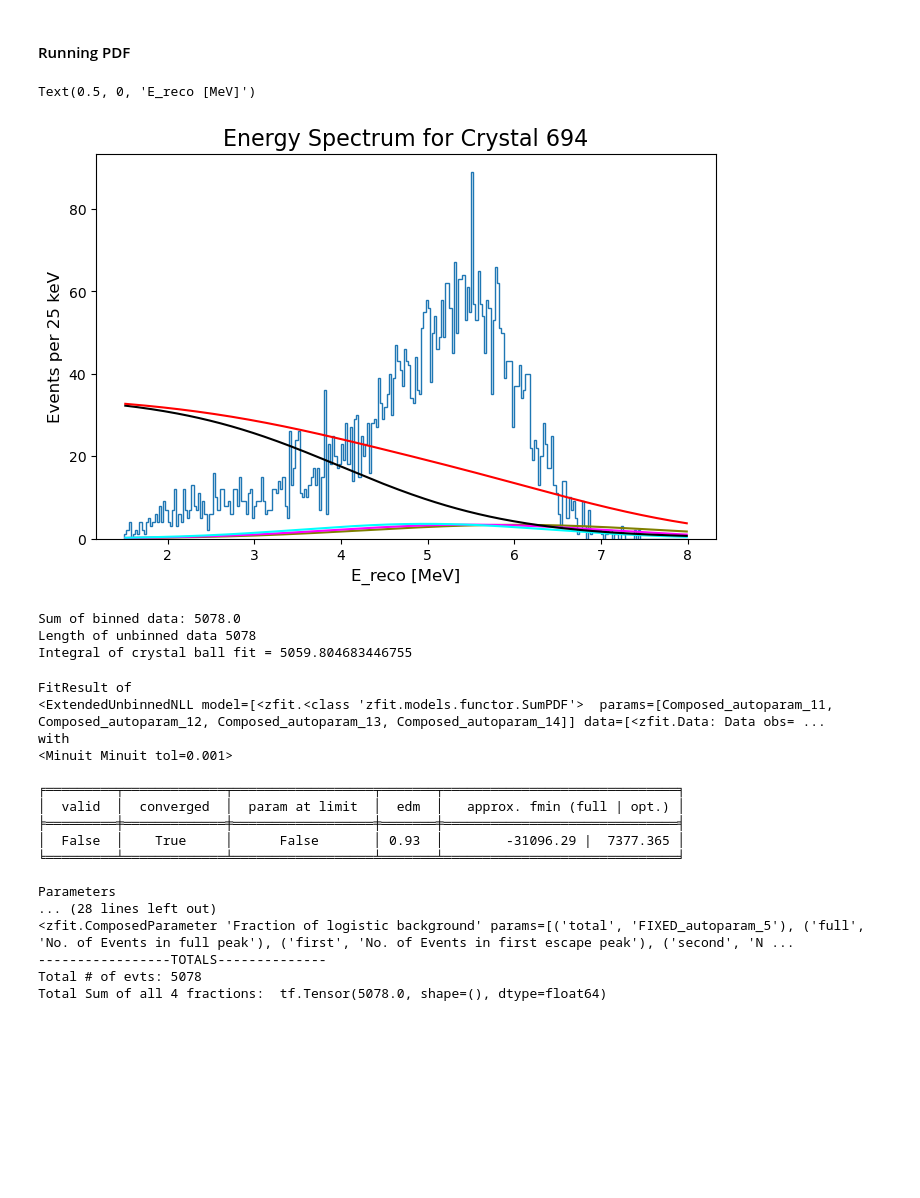
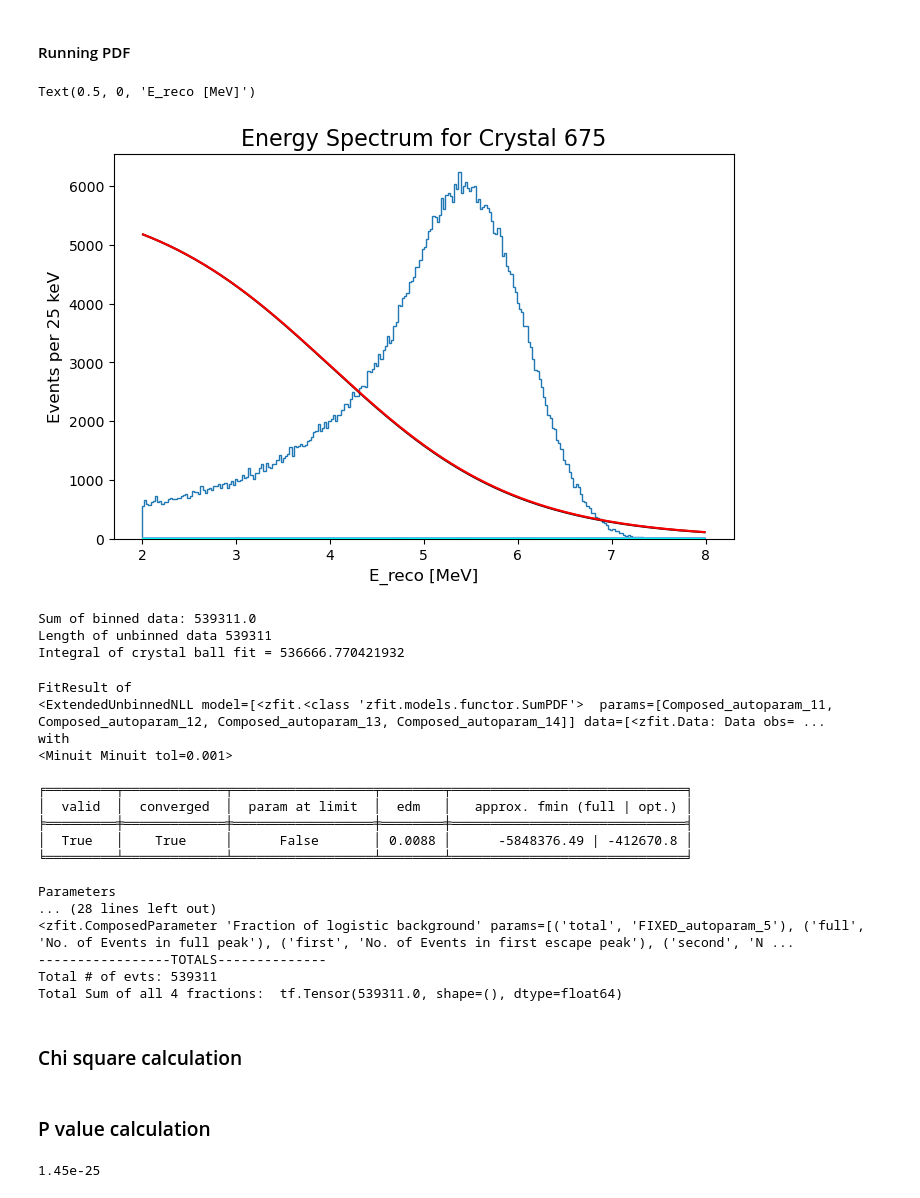
Before and after one commit to sophiemiddleton/SourceFitting, a Jupyter notebook: PythonFitting/TTree_zfit.ipynb, the cells around one changed output. Drawn from its saved outputs; the diff is of its cells as text; code cells hidden in the pictures; blank space fills up the shorter version.

```diff
--- a/PythonFitting/TTree_zfit.ipynb
+++ b/PythonFitting/TTree_zfit.ipynb
@@ -10,5 +11,5 @@ import math
 # %%
-#data867 = zfit.Data.from_root("mu2e_caloSimu_crySpec867_TTREE.root", "specTree", ["spec", "ratio", "ntrig", "stim", "time", "tErg"]) #importing data from root file
-data = zfit.Data.from_root("mu2e_caloSimu_crySpec694_TTREE.root", "specTree", ["spec", "ratio", "ntrig", "stim", "time", "tErg"]) #importing data from root file
-cryspec = zfit.Space(['x'], limits=(1.5,8)) #observable range:: 1.5 limit is placed in fcl file
+data = zfit.Data.from_root("mu2e_caloSimu_crySpec674_HS.root", "specTree", ["spec", "ratio", "ntrig", "stim", "time", "tErg"]) #importing data from root file
+cryspec = zfit.Space(['x'], limits=(2,8)) #observable range:: 1.5 limit is placed in fcl file
 energy_unbinned = zfit.Data(data["spec"],obs=cryspec) #zfit.Data is used for unbinned data, obs has to be specified
+print((energy_unbinned))
@@ -22,5 +31,5 @@ Bin count in order to keep y axis as events per 25keV is:  260.0
 Events per x keV once combined binning method is used:  30.660377358490567
 # %%
 bin_count = 260 #trivially set depending on what we want the y axis to represent (x evts/kev)
-energy_binned, bin_location, patches = plt.hist(energy_unbinned,bins=bin_count,histtype='step',range=(1.5,8)) #binning data and creating an x array of bin location
+energy_binned, bin_location, patches = plt.hist(energy_unbinned,bins=bin_count,histtype='step',range=(2,8)) #binning data and creating an x array of bin location
 # %% [output]
@@ -147,27 +155,27 @@ y_plot_logistic = background.pdf(bin_centers,norm_range=cryspec)
 y_plot_signal = signal_fit.pdf(bin_centers,norm_range=cryspec)
 # %%
 fig, ax = plt.subplots(1,1,figsize=(8,5))
-ax.hist(energy_unbinned,bins=bin_count,histtype='step',range=(1.5,8))
+ax.hist(energy_unbinned,bins=bin_count,histtype='step',range=(2,8))
 
 plt.plot(bin_centers, y_plot_full*scale*EvnFull/len(energy_unbinned), color="olive", label='Full Peak CB')
 plt.plot(bin_centers, y_plot_first*scale*EvnFrst/len(energy_unbinned), color="magenta",label='1st Esc Peak')
 plt.plot(bin_centers, y_plot_secd*scale*EvnScd/len(energy_unbinned), color="cyan",label='2nd Esc Peak')
 #logistic background
 plt.plot(bin_centers, y_plot_logistic*scale*EvnBG/len(energy_unbinned), color="black", label='Full Peak CB')
 
 #Combined Fit
 plt.plot(bin_centers, y_plot_comb*scale, color="red",label='Combined Fit')
 
 # TODO:: create label box with info about chi sq
 #plt.text(2,60,"\u03C7\u00B2/ndf:"+str(round((comb_chisq[0]/(len(energy_binned))),2)),fontsize=14)
 #plt.text(2,50,"p_value: "+str(round(comb_chisq[1],10)),fontsize=14)
 
-plt.title("Energy Spectrum for Crystal 694", fontsize=16)
+plt.title("Energy Spectrum for Crystal 675", fontsize=16)
 plt.ylabel('Events per 25 keV',fontsize=12)
 plt.xlabel('E_reco [MeV]',fontsize=12)
 # %% [output]
 Text(0.5, 0, 'E_reco [MeV]')
-[figure, old version]
+[figure, new version]
 # %%
 #check to see if sum of binned data is accurate length of unbinned data
 print("Sum of binned data:",np.sum(energy_binned))
@@ -175,9 +183,9 @@ print("Length of unbinned data",len(energy_unbinned))
 alldata_integral = scipy.integrate.trapz(y_plot_comb*scale)
 print("Integral of crystal ball fit =",alldata_integral)
 # %% [output]
-Sum of binned data: 5078.0
-Length of unbinned data 5078
-Integral of crystal ball fit = 5059.804683446755
+Sum of binned data: 539311.0
+Length of unbinned data 539311
+Integral of crystal ball fit = 536666.770421932
 # %%
 
 #constraint = zfit.core.constraint.SimpleConstraint(EvnFull+EvnFrst+EvnScd+EvnBG==len(energy_unbinned),params=[EvnFull,EvnFrst,EvnScd,EvnBG])
@@ -224,18 +232,18 @@ FitResult of
 with
 <Minuit Minuit tol=0.001>
 
-╒═════════╤═════════════╤══════════════════╤═══════╤══════════════════════════════╕
-│  valid  │  converged  │  param at limit  │  edm  │   approx. fmin (full | opt.) │
-╞═════════╪═════════════╪══════════════════╪═══════╪══════════════════════════════╡
-│  False  │    True     │      False       │ 0.93  │        -31096.29 |  7377.365 │
-╘═════════╧═════════════╧══════════════════╧═══════╧══════════════════════════════╛
+╒═════════╤═════════════╤══════════════════╤════════╤══════════════════════════════╕
+│  valid  │  converged  │  param at limit  │  edm   │   approx. fmin (full | opt.) │
+╞═════════╪═════════════╪══════════════════╪════════╪══════════════════════════════╡
+│  True   │    True     │      False       │ 0.0088 │      -5848376.49 | -412670.8 │
+╘═════════╧═════════════╧══════════════════╧════════╧══════════════════════════════╛
 
 Parameters
 ... (28 lines left out)
 <zfit.ComposedParameter 'Fraction of logistic background' params=[('total', 'FIXED_autoparam_5'), ('full', 'No. of Events in full peak'), ('first', 'No. of Events in first escape peak'), ('second', 'N ...
 -----------------TOTALS--------------
-Total # of evts: 5078
-Total Sum of all 4 fractions:  tf.Tensor(5078.0, shape=(), dtype=float64)
+Total # of evts: 539311
+Total Sum of all 4 fractions:  tf.Tensor(539311.0, shape=(), dtype=float64)
 # %%
 # running pdfs again to load the minimized values of params
 y_plot_full = fullErg.pdf(bin_centers,norm_range=cryspec)
@@ -243,3 +251,5 @@ y_plot_first = firstErg.pdf(bin_centers,norm_range=cryspec)
 y_plot_secd = secdErg.pdf(bin_centers,norm_range=cryspec)
 y_plot_comb = comb_fit.pdf(bin_centers,norm_range=cryspec)
 y_plot_logistic = background.pdf(bin_centers,norm_range=cryspec)
+# %% [markdown]
+### Chi square calculation
@@ -246,3 +281,10 @@ y_plot_logistic = background.pdf(bin_centers,norm_range=cryspec)
+# %% [markdown]
+### P value calculation
+# %%
+p_value = scipy.stats.chi2.sf(chi_sq,ndf)
+print(format(p_value,'0.2e'))
+# %% [output]
+1.45e-25
 # %%
 fig, ax = plt.subplots(1,1,figsize=(8,5))
 energy_binned, bin_location, patches = ax.hist(energy_unbinned,
```
Also changed, not shown: parts of 7 cells of this notebook.
